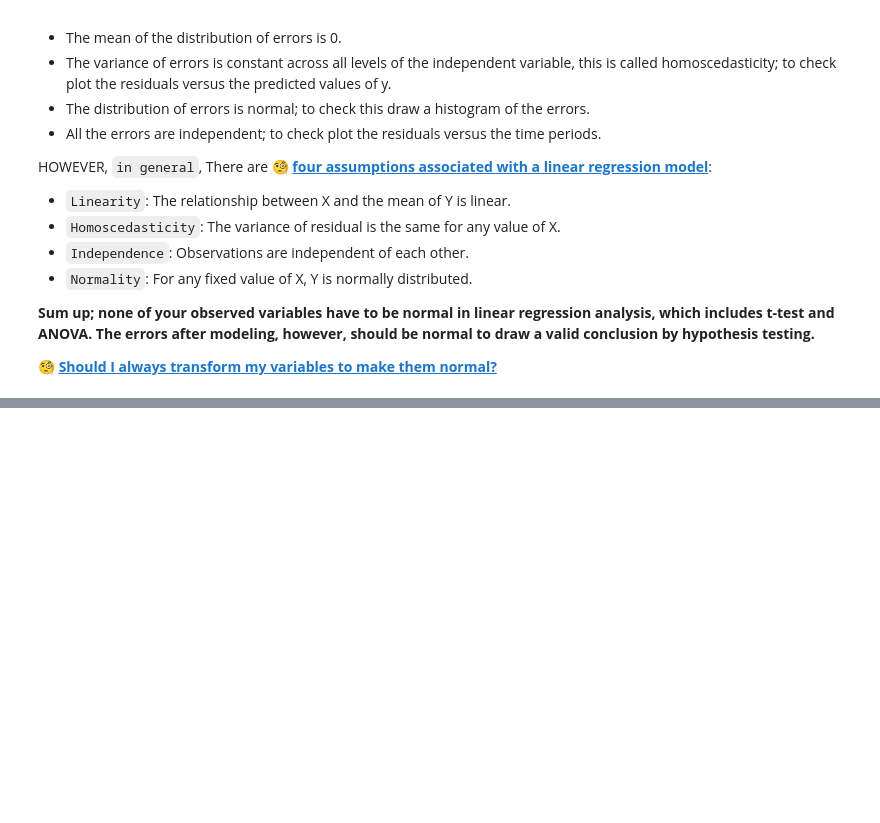
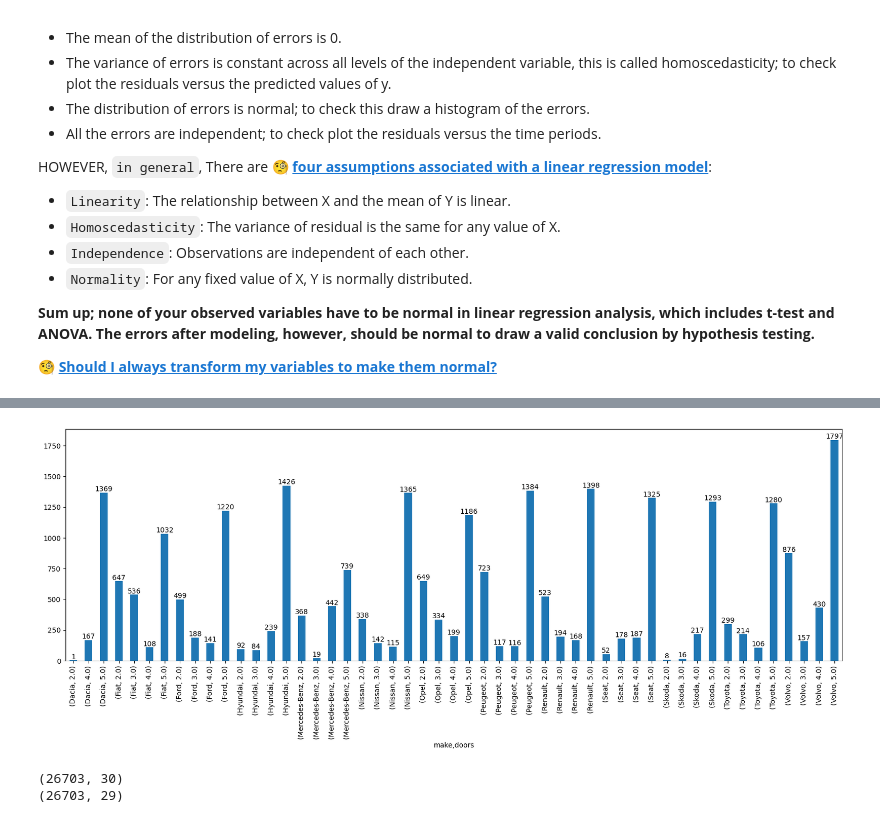
Before and after one commit to bilal-ozgur/AutoScout_Car_Price_Prediction_EDA, a Jupyter notebook: Project Solution/Car-Price-Prediction-EDA-Handling-Outliers-03.ipynb, the cells around one changed output, grey strips where cells are left out. Drawn from its saved outputs; the diff is of its cells as text; code cells hidden in the pictures; blank space fills up the shorter version.

```diff
--- a/Project Solution/Car-Price-Prediction-EDA-Handling-Outliers-03.ipynb
+++ b/Project Solution/Car-Price-Prediction-EDA-Handling-Outliers-03.ipynb
@@ -915,0 +1112,20 @@ HOWEVER, ``in general``, There are **🧐 [four assumptions associated with a li
+# %%
+# Let's check how the observations in "price" feature are distributed based on their makes
+
+fig, ax = plt.subplots()
+
+df.groupby(["make", "doors"]).doors.count().plot.bar(figsize=(20, 6))
+
+for container in ax.containers:
+    ax.bar_label(container);
+# %% [output]
+[figure, added]
+# %%
+# Let's drop the "doors" feature from our analysis
+
+print(df.shape)
+df.drop("doors", axis=1, inplace=True)
+print(df.shape)
+# %% [output]
+(26703, 30)
+(26703, 29)
```
Also changed, not shown: parts of 105 cells of this notebook.
